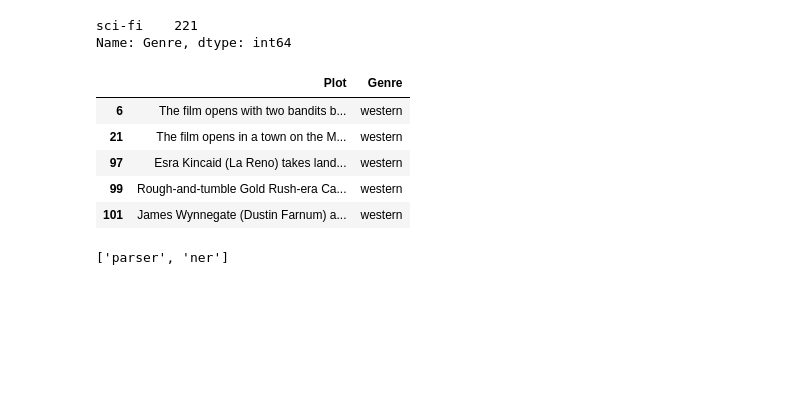
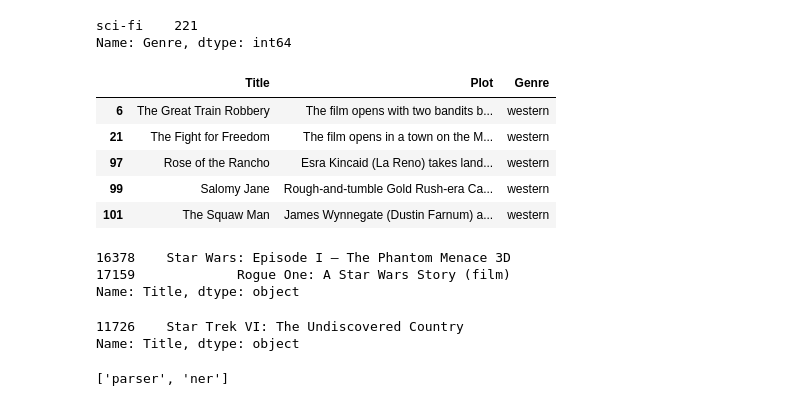
Before and after one commit to HofstraDoboli/TextMining, a Jupyter notebook: movie_clustering_agglomerative.ipynb, the cells around one changed output. Drawn from its saved outputs; the diff is of its cells as text; code cells hidden in the pictures; blank space fills up the shorter version.

```diff
--- a/movie_clustering_agglomerative.ipynb
+++ b/movie_clustering_agglomerative.ipynb
@@ -47,15 +47,26 @@ sci-fi    221
 Name: Genre, dtype: int64
 # %%
 choose_genres = ['western', 'thriller', 'sci-fi']
-select_movies = movie_df[['Plot', 'Genre']][movie_df['Genre'].isin(choose_genres)]
+select_movies = movie_df[['Title', 'Plot', 'Genre']][movie_df['Genre'].isin(choose_genres)]
 select_movies.head()
 # %% [output]
-|  | Plot | Genre |
-| 6 | The film opens with two bandits b... | western |
-| 21 | The film opens in a town on the M... | western |
-| 97 | Esra Kincaid (La Reno) takes land... | western |
-| 99 | Rough-and-tumble Gold Rush-era Ca... | western |
-| 101 | James Wynnegate (Dustin Farnum) a... | western |
+|  | Title | Plot | Genre |
+| 6 | The Great Train Robbery | The film opens with two bandits b... | western |
+| 21 | The Fight for Freedom | The film opens in a town on the M... | western |
+| 97 | Rose of the Rancho | Esra Kincaid (La Reno) takes land... | western |
+| 99 | Salomy Jane | Rough-and-tumble Gold Rush-era Ca... | western |
+| 101 | The Squaw Man | James Wynnegate (Dustin Farnum) a... | western |
+# %%
+select_movies['Title'][select_movies['Title'].str.contains('Star Wars')]
+# %% [output]
+16378    Star Wars: Episode I – The Phantom Menace 3D
+17159             Rogue One: A Star Wars Story (film)
+Name: Title, dtype: object
+# %%
+select_movies['Title'][select_movies['Title'].str.contains('Star Trek')]
+# %% [output]
+11726    Star Trek VI: The Undiscovered Country
+Name: Title, dtype: object
 # %%
 import numpy as np
 import spacy   # another tokenizer, lemmatizer (has --> be)
```
Also changed, not shown: parts of 44 cells of this notebook.
